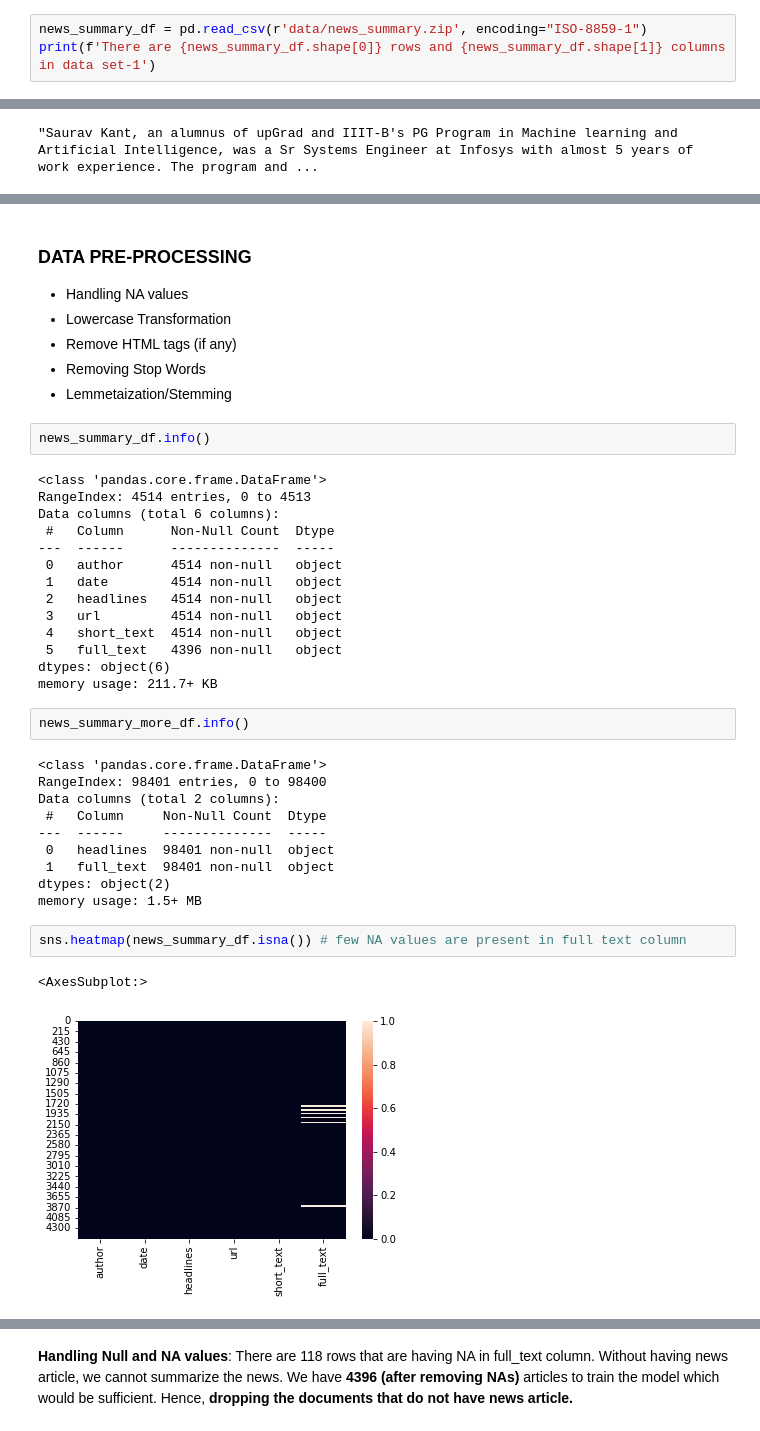
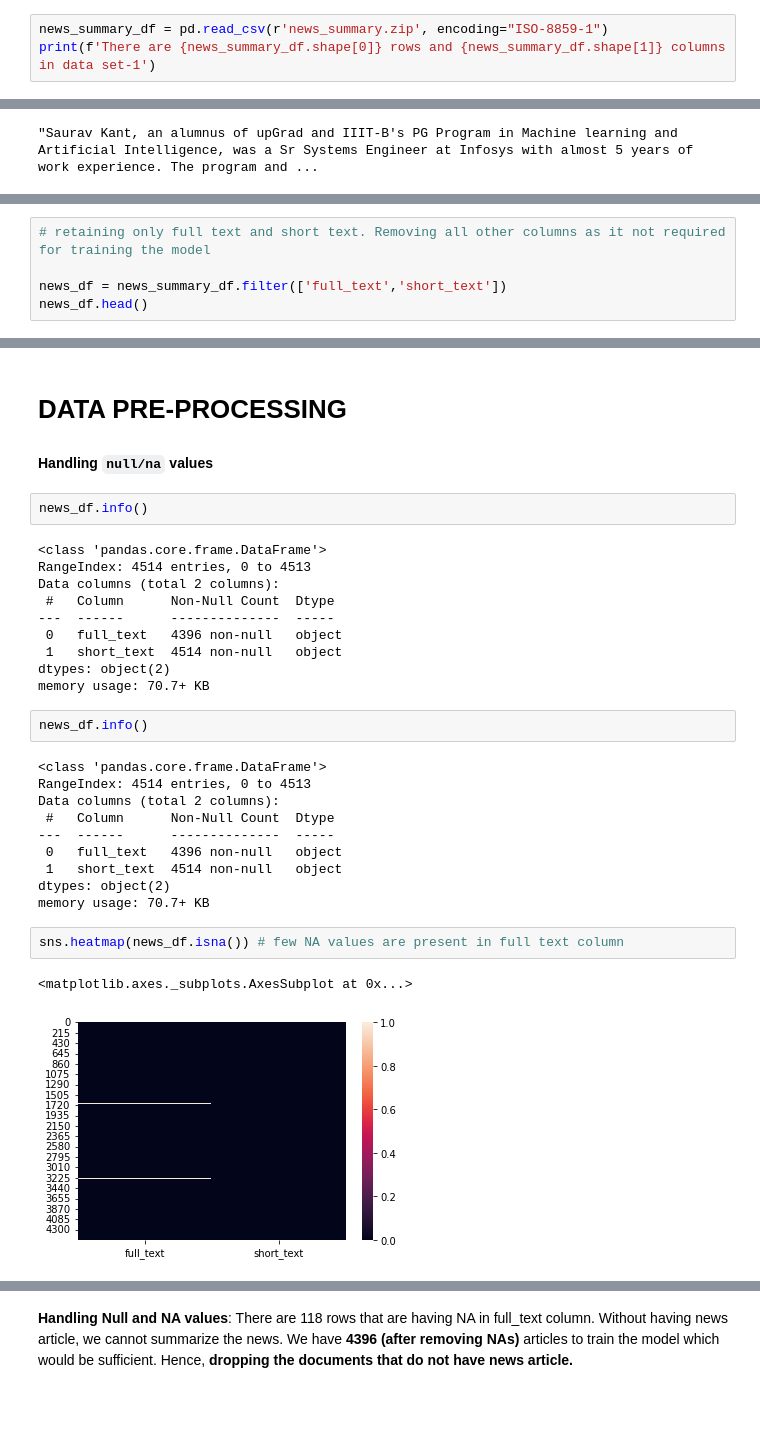
Before and after one commit to chaithrakc/news-summarization, a Jupyter notebook: News-Article-Summarization.ipynb, the cells around one changed output, grey strips where cells are left out. Drawn from its saved outputs; the diff is of its cells as text; blank space fills up the shorter version.

```diff
--- a/News-Article-Summarization.ipynb
+++ b/News-Article-Summarization.ipynb
@@ -8,5 +45,5 @@ import seaborn as sns
 # %%
-news_summary_df = pd.read_csv(r'data/news_summary.zip', encoding="ISO-8859-1")
+news_summary_df = pd.read_csv(r'news_summary.zip', encoding="ISO-8859-1")
 print(f'There are {news_summary_df.shape[0]} rows and {news_summary_df.shape[1]} columns in data set-1')
 # %% [output]
 There are 4514 rows and 6 columns in data set-1
@@ -43,0 +97,5 @@ news_summary_df.head()
+# %%
+# retaining only full text and short text. Removing all other columns as it not required for training the model
+
+news_df = news_summary_df.filter(['full_text','short_text'])
+news_df.head()
@@ -44,42 +109,34 @@ news_summary_df.head()
 # %% [markdown]
-### DATA PRE-PROCESSING
+# DATA PRE-PROCESSING
 
-- Handling NA values
-- Lowercase Transformation
-- Remove HTML tags (if any)
-- Removing Stop Words
-- Lemmetaization/Stemming
+#### Handling `null/na` values
 # %%
-news_summary_df.info()
+news_df.info()
 # %% [output]
 <class 'pandas.core.frame.DataFrame'>
 RangeIndex: 4514 entries, 0 to 4513
-Data columns (total 6 columns):
+Data columns (total 2 columns):
  #   Column      Non-Null Count  Dtype
 ---  ------      --------------  -----
- 0   author      4514 non-null   object
- 1   date        4514 non-null   object
- 2   headlines   4514 non-null   object
- 3   url         4514 non-null   object
- 4   short_text  4514 non-null   object
- 5   full_text   4396 non-null   object
-dtypes: object(6)
-memory usage: 211.7+ KB
+ 0   full_text   4396 non-null   object
+ 1   short_text  4514 non-null   object
+dtypes: object(2)
+memory usage: 70.7+ KB
 # %%
-news_summary_more_df.info()
+news_df.info()
 # %% [output]
 <class 'pandas.core.frame.DataFrame'>
-RangeIndex: 98401 entries, 0 to 98400
+RangeIndex: 4514 entries, 0 to 4513
 Data columns (total 2 columns):
- #   Column     Non-Null Count  Dtype
----  ------     --------------  -----
- 0   headlines  98401 non-null  object
- 1   full_text  98401 non-null  object
+ #   Column      Non-Null Count  Dtype
+---  ------      --------------  -----
+ 0   full_text   4396 non-null   object
+ 1   short_text  4514 non-null   object
 dtypes: object(2)
-memory usage: 1.5+ MB
+memory usage: 70.7+ KB
 # %%
-sns.heatmap(news_summary_df.isna()) # few NA values are present in full text column
+sns.heatmap(news_df.isna()) # few NA values are present in full text column
 # %% [output]
-<AxesSubplot:>
+<matplotlib.axes._subplots.AxesSubplot at 0x...>
-[figure, old version]
+[figure, new version]
 # %%
```
Also changed, not shown: parts of 29 cells of this notebook.
